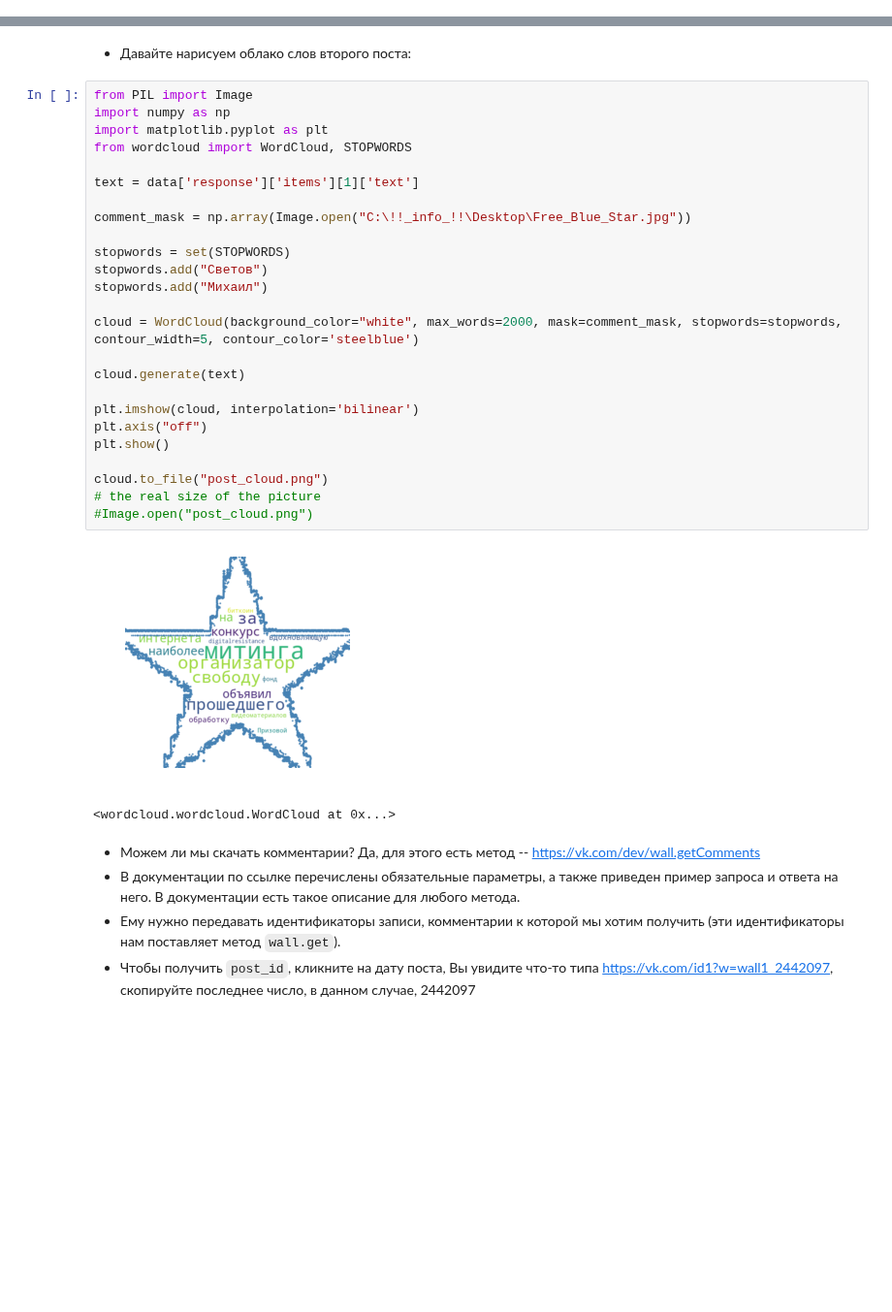
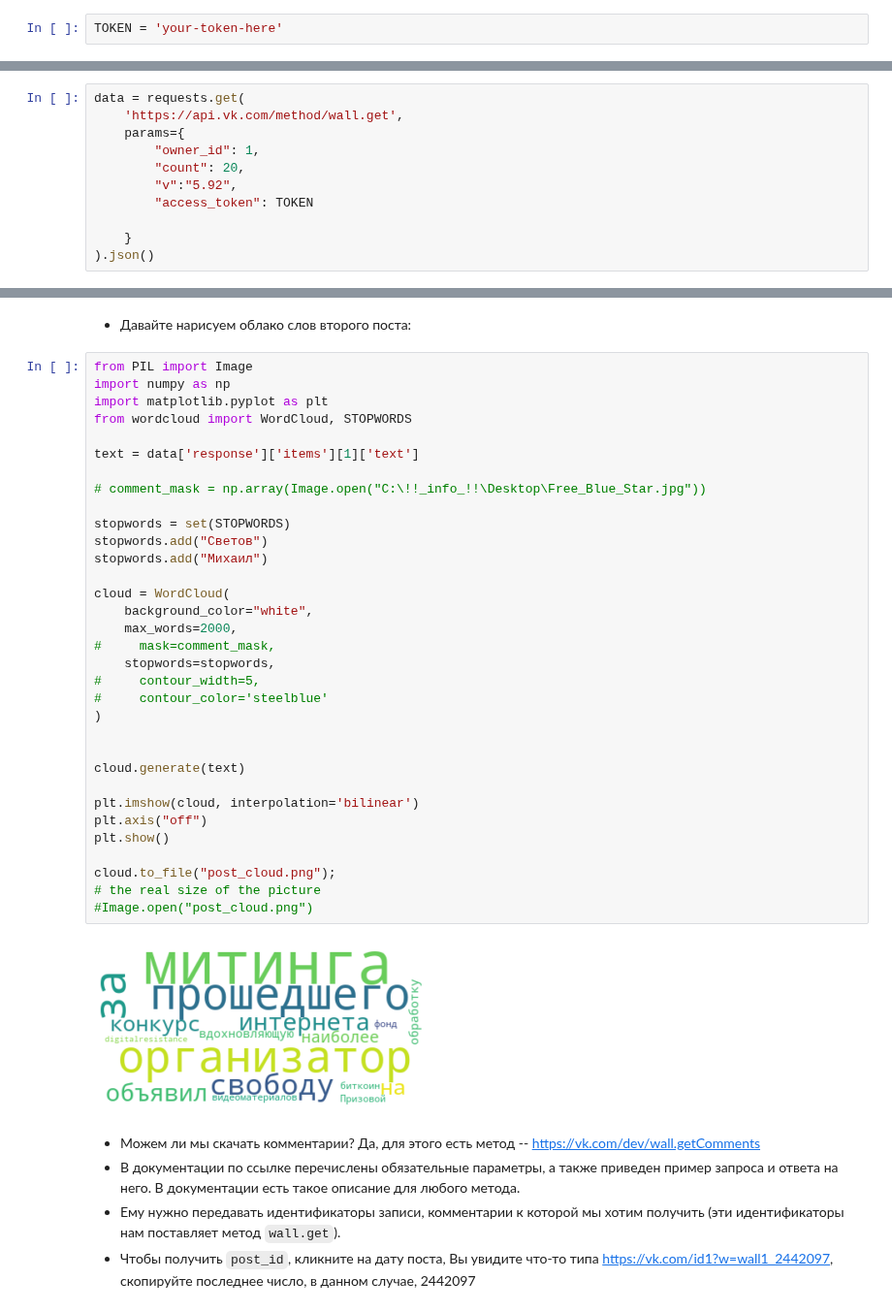
Before and after one commit to hse-ling-python/seminars, a Jupyter notebook: different_api/PP_VK_API(1).ipynb, the cells around one changed output, grey strips where cells are left out. Shown at 97% size. Saved outputs shown, nothing was run; the diff lists cells and outputs as text; blank space fills up the shorter version.

````diff
--- a/different_api/PP_VK_API(1).ipynb
+++ b/different_api/PP_VK_API(1).ipynb
@@ -74 +79,3 @@ print(html[:210])
+# %%
+TOKEN = 'your-token-here'
 # %%
@@ -138,3 +149,14 @@ data['response']['items'][0]['text']
 * Значение этого ключа — тоже список, в котором будут "уровни репоста" (т.е. просто репост, репост репоста, репост репоста репоста и т.д.). У нас репост оригинальной записи, т.е. первого уровня, так что пишем индекс 0.
 
 * По этому индексу лежит словарь со всеми параметрами, из которых нам нужен уже знакомый ```text```.
+# %%
+data = requests.get(
+    'https://api.vk.com/method/wall.get',
+    params={
+        "owner_id": 1,
+        "count": 20,
+        "v":"5.92",
+        "access_token": TOKEN
+
+    }
+).json()
@@ -157,31 +199,38 @@ print(utc)
 # %%
 from PIL import Image
 import numpy as np
 import matplotlib.pyplot as plt
 from wordcloud import WordCloud, STOPWORDS
 
 text = data['response']['items'][1]['text']
 
-comment_mask = np.array(Image.open("C:\!!_info_!!\Desktop\Free_Blue_Star.jpg"))
+# comment_mask = np.array(Image.open("C:\!!_info_!!\Desktop\Free_Blue_Star.jpg"))
 
 stopwords = set(STOPWORDS)
 stopwords.add("Светов")
 stopwords.add("Михаил")
 
-cloud = WordCloud(background_color="white", max_words=2000, mask=comment_mask, stopwords=stopwords, contour_width=5, contour_color='steelblue')
+cloud = WordCloud(
+    background_color="white",
+    max_words=2000,
+#     mask=comment_mask,
+    stopwords=stopwords,
+#     contour_width=5,
+#     contour_color='steelblue'
+)
+
 
 cloud.generate(text)
 
 plt.imshow(cloud, interpolation='bilinear')
 plt.axis("off")
 plt.show()
 
-cloud.to_file("post_cloud.png")
+cloud.to_file("post_cloud.png");
 # the real size of the picture
 #Image.open("post_cloud.png")
 # %% [output]
-[figure, old version]
+[figure, new version]
-<wordcloud.wordcloud.WordCloud at 0x...>
 # %% [markdown]
 * Можем ли мы скачать комментарии? Да, для этого есть метод -- https://vk.com/dev/wall.getComments
 * В документации по ссылке перечислены обязательные параметры, а также приведен пример запроса и ответа на него. В документации есть такое описание для любого метода.
````
Also changed, not shown: parts of 14 cells of this notebook.
